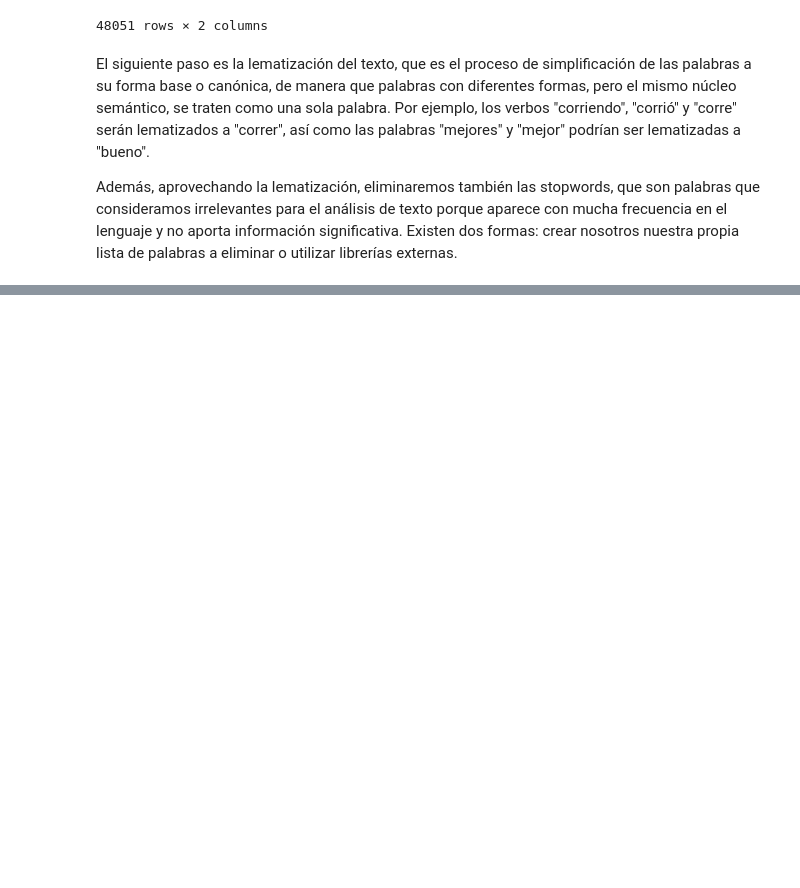
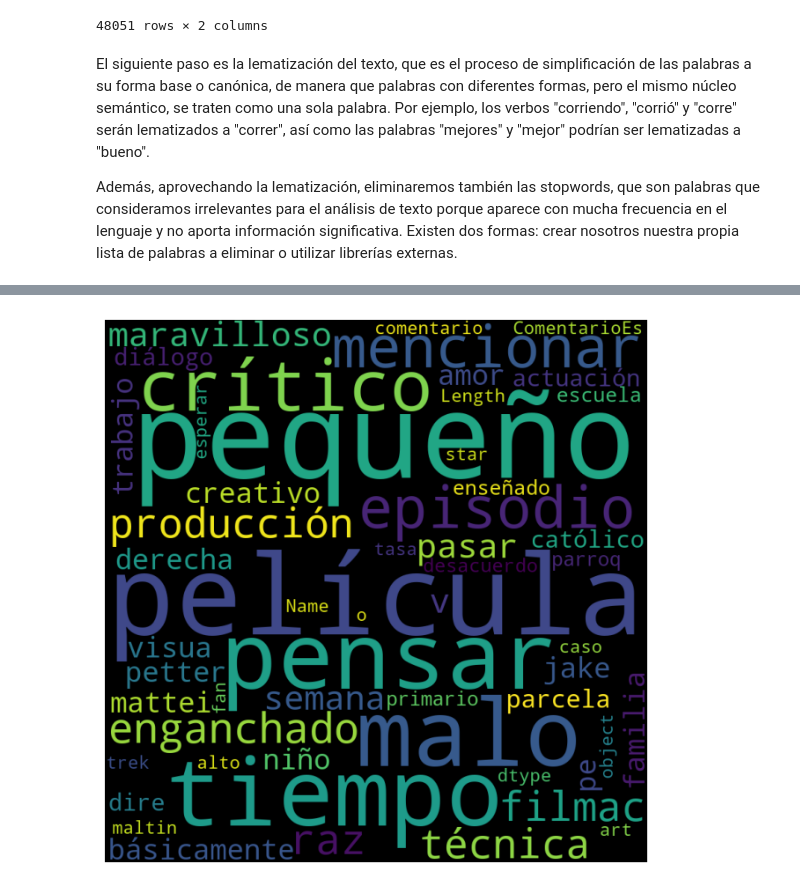
Before and after one commit to Paula3228/Proyecto-Final-Version1, a Jupyter notebook: src/explore.ipynb, the cells around one changed output, grey strips where cells are left out. Drawn from its saved outputs; the diff is of its cells as text; code cells hidden in the pictures; blank space fills up the shorter version.

Commit message:
WordCloud

```diff
--- a/src/explore.ipynb
+++ b/src/explore.ipynb
@@ -212,6 +212,10 @@ El siguiente paso es la lematización del texto, que es el proceso de simplifica
 Además, aprovechando la lematización, eliminaremos también las stopwords, que son palabras que consideramos irrelevantes para el análisis de texto porque aparece con mucha frecuencia en el lenguaje y no aporta información significativa. Existen dos formas: crear nosotros nuestra propia lista de palabras a eliminar o utilizar librerías externas.
 # %%
 import spacy
+from tqdm import tqdm
+
+# Configurar tqdm para pandas
+tqdm.pandas(desc="Procesando textos")
 
 # Cargar el modelo (después de instalarlo)
 nlp = spacy.load("es_core_news_sm")
@@ -223,7 +227,7 @@ def lematizar_texto_es(words):
         return tokens
     return []  # Si no es una lista, devolver lista vacía
 
-# Aplicar la función a la columna
-df["ComentarioEs"] = df["ComentarioEs"].apply(lematizar_texto_es)
+# Aplicar la función a la columna con una barra y porcentaje de progreso
+df["ComentarioEs"] = df["ComentarioEs"].progress_apply(lematizar_texto_es)
 df
 # %% [output]
@@ -230,0 +247,13 @@ KeyboardInterrupt:
+# %%
+import matplotlib.pyplot as plt
+from wordcloud import WordCloud
+
+wordcloud = WordCloud(width = 800, height = 800, background_color = "black", max_words = 1000, min_font_size = 20, random_state = 42)\
+    .generate(str(df["ComentarioEs"]))
+
+fig = plt.figure(figsize = (8, 8), facecolor = None)
+plt.imshow(wordcloud)
+plt.axis("off")
+plt.show()
+# %% [output]
+[figure, added]
```
Also changed, not shown: parts of 1 cell of this notebook.
